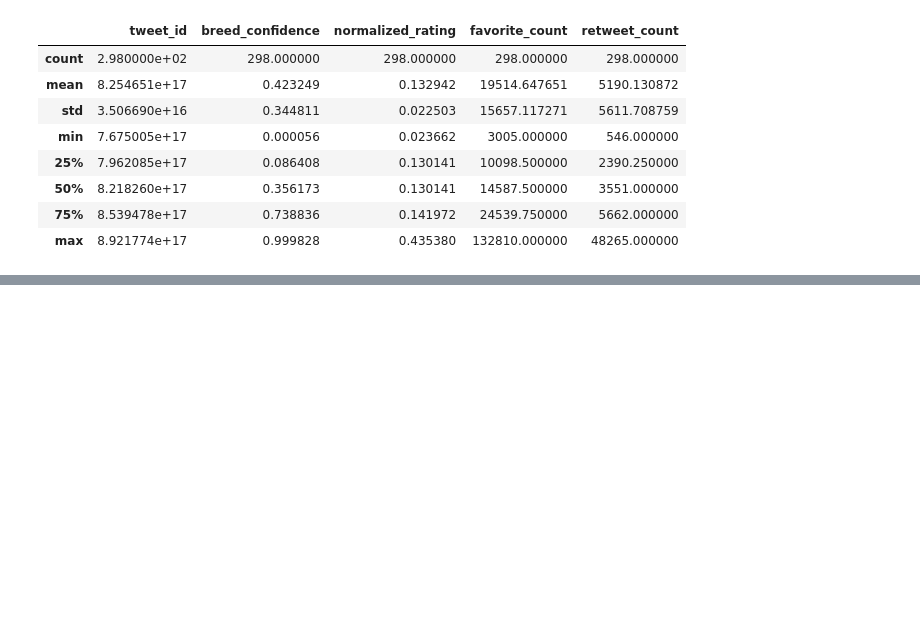
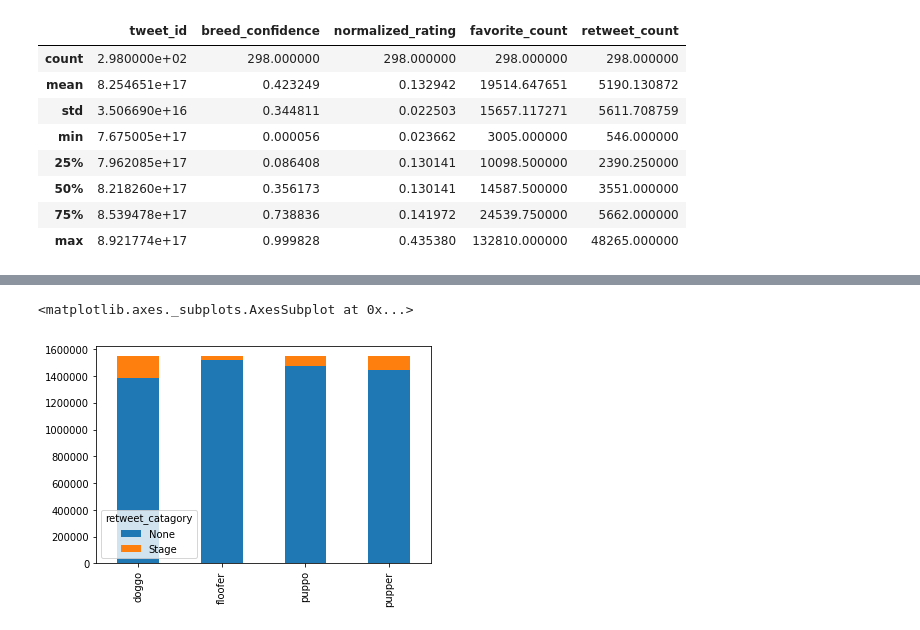
Before and after one commit to 55thSwiss/Udacity_DAND, a Jupyter notebook: Part 8/wrangle_act.ipynb, the cells around one changed output, grey strips where cells are left out. Cells and saved outputs as stored; diff of their text form; code cells hidden in the pictures; blank space fills up the shorter version.

```diff
--- a/Part 8/wrangle_act.ipynb
+++ b/Part 8/wrangle_act.ipynb
@@ -820,0 +869,6 @@ print((df_1.shape[1]/count_2)*100)
+# %%
+# total number of retweets with None vs any particular column, each row in the graph contains the total number of retweets
+stage_retweets.set_index('retweet_catagory').T.plot(kind='bar', stacked=True)
+# %% [output]
+<matplotlib.axes._subplots.AxesSubplot at 0x...>
+[figure, added]
```
Also changed, not shown: parts of 23 cells of this notebook, 14 other files.
